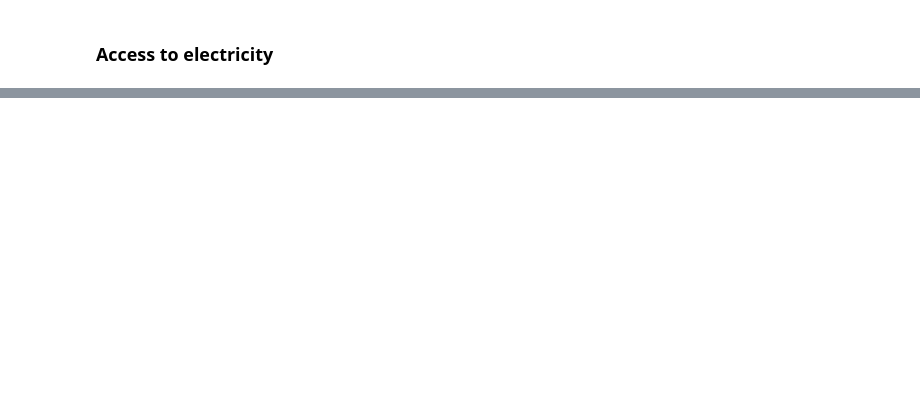
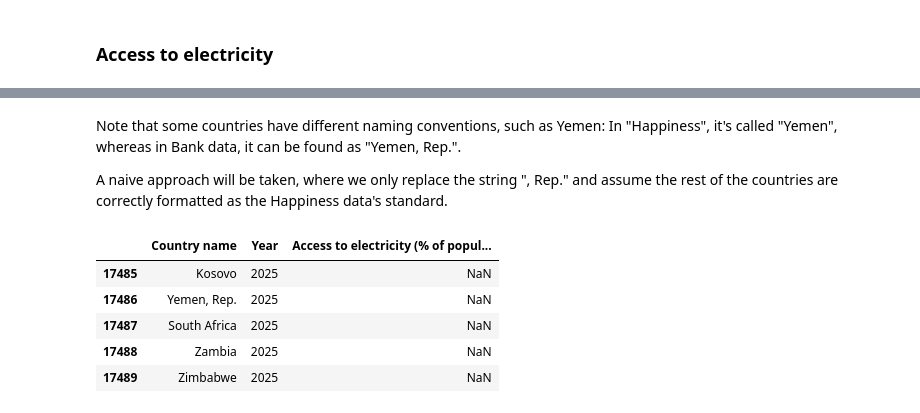
Before and after one commit to flawedvice/happiness-prediction, a Jupyter notebook: exploration.ipynb, the cells around one changed output, grey strips where cells are left out. Cells and saved outputs as stored; diff of their text form; code cells hidden in the pictures; blank space fills up the shorter version.

```diff
--- a/exploration.ipynb
+++ b/exploration.ipynb
@@ -192,0 +289,14 @@ UnicodeDecodeError: 'utf-8' codec can't decode bytes in position 10-11: invalid
+# %% [markdown]
+Note that some countries have different naming conventions, such as Yemen:
+In "Happiness", it's called "Yemen", whereas in Bank data, it can be found as "Yemen, Rep.".
+
+A naive approach will be taken, where we only replace the string ", Rep." and assume the rest of the countries are correctly formatted as the Happiness data's standard.
+# %%
+electricity_long.tail(5)
+# %% [output]
+|  | Country name | Year | Access to electricity (% of popul... |
+| 17485 | Kosovo | 2025 | NaN |
+| 17486 | Yemen, Rep. | 2025 | NaN |
+| 17487 | South Africa | 2025 | NaN |
+| 17488 | Zambia | 2025 | NaN |
+| 17489 | Zimbabwe | 2025 | NaN |
```
Also changed, not shown: parts of 18 cells of this notebook, 1 other file.
